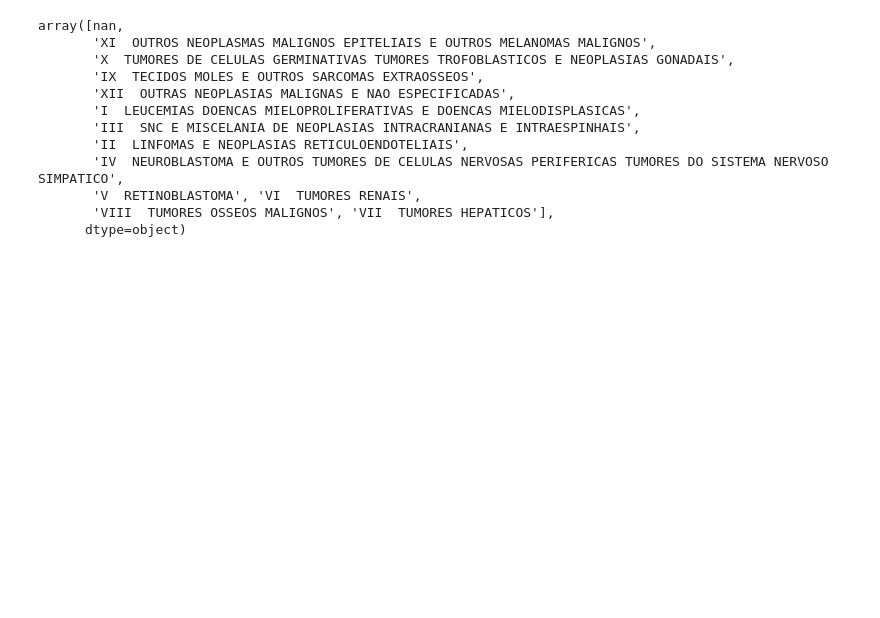
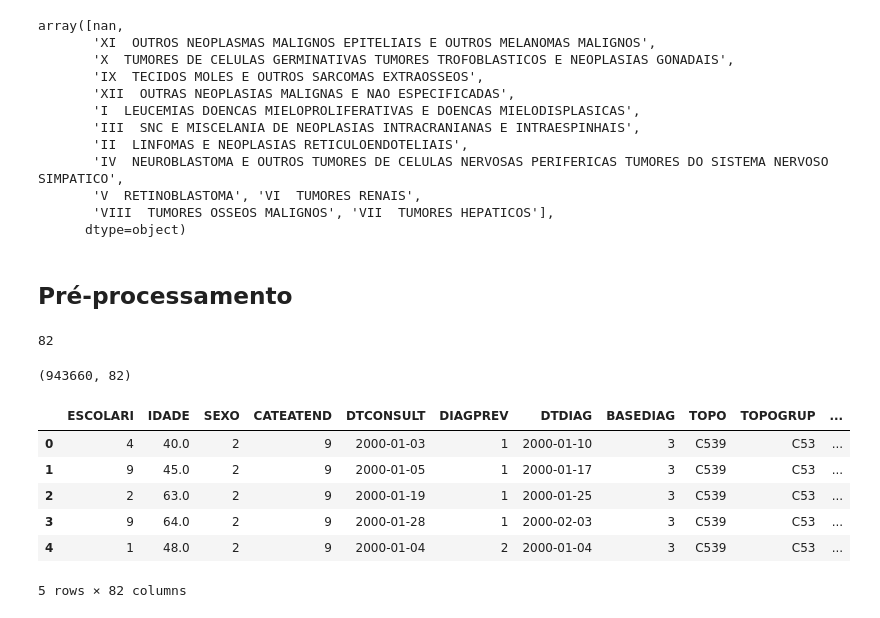
Before and after one commit to Lucas-Buk/IMT, a Jupyter notebook: Cancer.ipynb, the cells around one changed output. Saved outputs shown, nothing was run; the diff lists cells and outputs as text; code cells hidden in the pictures; blank space fills up the shorter version.

```diff
--- a/Cancer.ipynb
+++ b/Cancer.ipynb
@@ -1924,3 +2000,28 @@ array([nan,
        'V  RETINOBLASTOMA', 'VI  TUMORES RENAIS',
        'VIII  TUMORES OSSEOS MALIGNOS', 'VII  TUMORES HEPATICOS'],
       dtype=object)
+# %% [markdown]
+## **Pré-processamento**
+# %%
+col = df.columns
+drop = ['UFNASC', 'UFRESID', 'IBGE', 'CIDADE', 'CLINICA',
+        'DESCTOPO', 'DESCMORFO', 'CICISUBGRU', 'INSTORIG',
+        'DRS', 'RRAS', 'ERRO', 'DSCCIDO']
+
+col = col.drop(drop)
+len(col)
+# %% [output]
+82
+# %%
+df_pp1 = df[col].copy()
+print(df_pp1.shape)
+df_pp1.head()
+# %% [output]
+(943660, 82)
+|  | ESCOLARI | IDADE | SEXO | CATEATEND | DTCONSULT | DIAGPREV | DTDIAG | BASEDIAG | TOPO | TOPOGRUP | ... |
+| 0 | 4 | 40.0 | 2 | 9 | 2000-01-03 | 1 | 2000-01-10 | 3 | C539 | C53 | ... |
+| 1 | 9 | 45.0 | 2 | 9 | 2000-01-05 | 1 | 2000-01-17 | 3 | C539 | C53 | ... |
+| 2 | 2 | 63.0 | 2 | 9 | 2000-01-19 | 1 | 2000-01-25 | 3 | C539 | C53 | ... |
+| 3 | 9 | 64.0 | 2 | 9 | 2000-01-28 | 1 | 2000-02-03 | 3 | C539 | C53 | ... |
+| 4 | 1 | 48.0 | 2 | 9 | 2000-01-04 | 2 | 2000-01-04 | 3 | C539 | C53 | ... |
+5 rows × 82 columns
```
Also changed, not shown: parts of 15 cells of this notebook.
